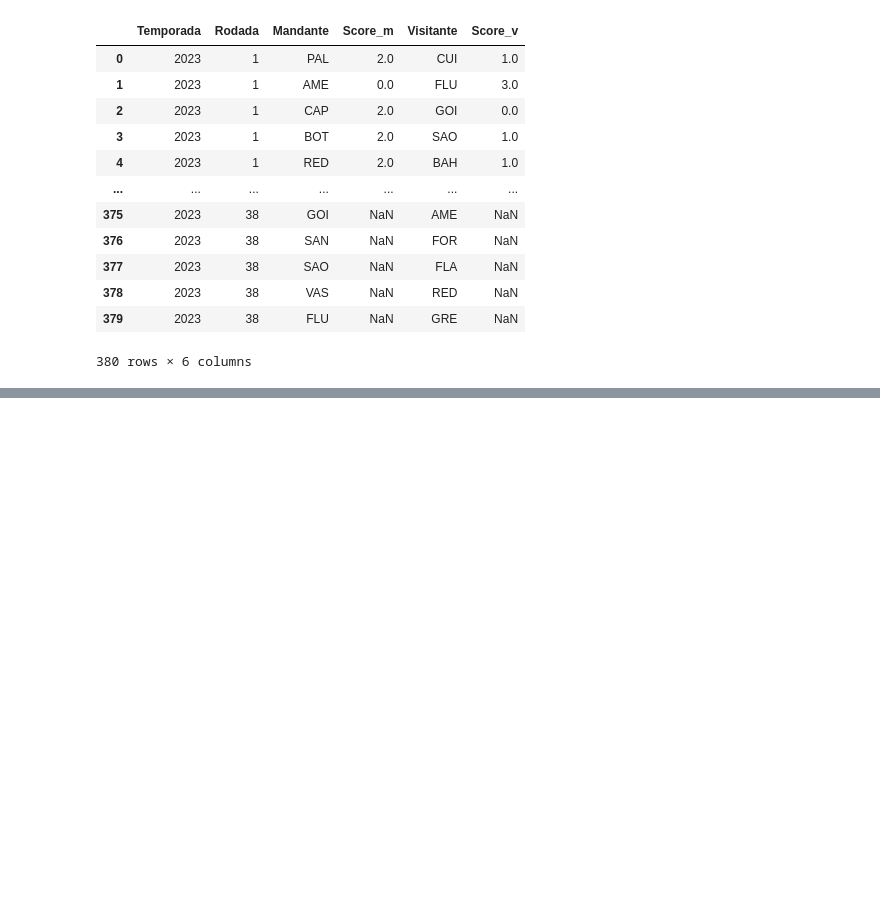
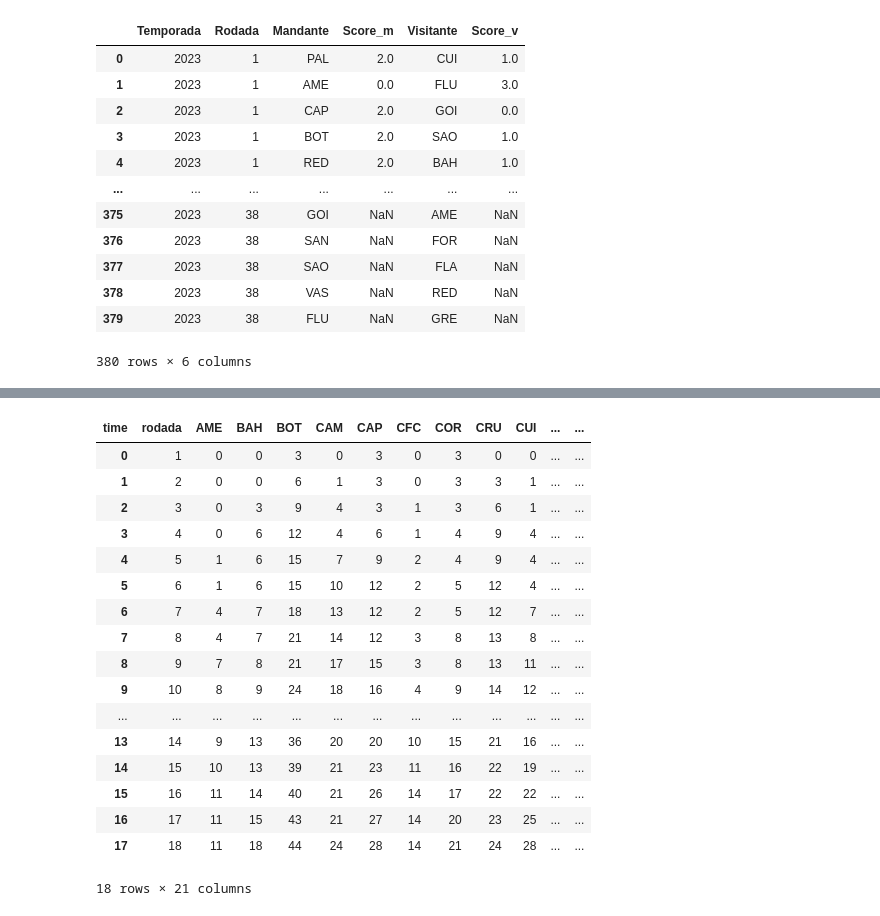
Before and after one commit to Samuca23/dashboard-brasileirao, a Jupyter notebook: teste2023.ipynb, the cells around one changed output, grey strips where cells are left out. Drawn from its saved outputs; the diff is of its cells as text; code cells hidden in the pictures; blank space fills up the shorter version.

```diff
--- a/teste2023.ipynb
+++ b/teste2023.ipynb
@@ -274,0 +307,5 @@ tabela_sort.style.background_gradient(cmap='Blues')
+# %%
+logreg = LogisticRegression(solver="lbfgs", max_iter=500)
+logreg.fit(X_Train, y_Train)
+pred_logreg = logreg.predict(X_Test)
+pred_proba = logreg.predict_proba(X_Test)
@@ -274,0 +466,22 @@ tabela_sort.style.background_gradient(cmap='Blues')
+# %%
+pt_pontuacao_cum = pt_pontuacao_cum.reset_index()
+pt_pontuacao_cum
+# %% [output]
+| time | rodada | AME | BAH | BOT | CAM | CAP | CFC | COR | CRU | CUI | ... | ... |
+| 0 | 1 | 0 | 0 | 3 | 0 | 3 | 0 | 3 | 0 | 0 | ... | ... |
+| 1 | 2 | 0 | 0 | 6 | 1 | 3 | 0 | 3 | 3 | 1 | ... | ... |
+| 2 | 3 | 0 | 3 | 9 | 4 | 3 | 1 | 3 | 6 | 1 | ... | ... |
+| 3 | 4 | 0 | 6 | 12 | 4 | 6 | 1 | 4 | 9 | 4 | ... | ... |
+| 4 | 5 | 1 | 6 | 15 | 7 | 9 | 2 | 4 | 9 | 4 | ... | ... |
+| 5 | 6 | 1 | 6 | 15 | 10 | 12 | 2 | 5 | 12 | 4 | ... | ... |
+| 6 | 7 | 4 | 7 | 18 | 13 | 12 | 2 | 5 | 12 | 7 | ... | ... |
+| 7 | 8 | 4 | 7 | 21 | 14 | 12 | 3 | 8 | 13 | 8 | ... | ... |
+| 8 | 9 | 7 | 8 | 21 | 17 | 15 | 3 | 8 | 13 | 11 | ... | ... |
+| 9 | 10 | 8 | 9 | 24 | 18 | 16 | 4 | 9 | 14 | 12 | ... | ... |
+| ... | ... | ... | ... | ... | ... | ... | ... | ... | ... | ... | ... | ... |
+| 13 | 14 | 9 | 13 | 36 | 20 | 20 | 10 | 15 | 21 | 16 | ... | ... |
+| 14 | 15 | 10 | 13 | 39 | 21 | 23 | 11 | 16 | 22 | 19 | ... | ... |
+| 15 | 16 | 11 | 14 | 40 | 21 | 26 | 14 | 17 | 22 | 22 | ... | ... |
+| 16 | 17 | 11 | 15 | 43 | 21 | 27 | 14 | 20 | 23 | 25 | ... | ... |
+| 17 | 18 | 11 | 18 | 44 | 24 | 28 | 14 | 21 | 24 | 28 | ... | ... |
+18 rows × 21 columns
```
Also changed, not shown: parts of 30 cells of this notebook, 4 other files.
